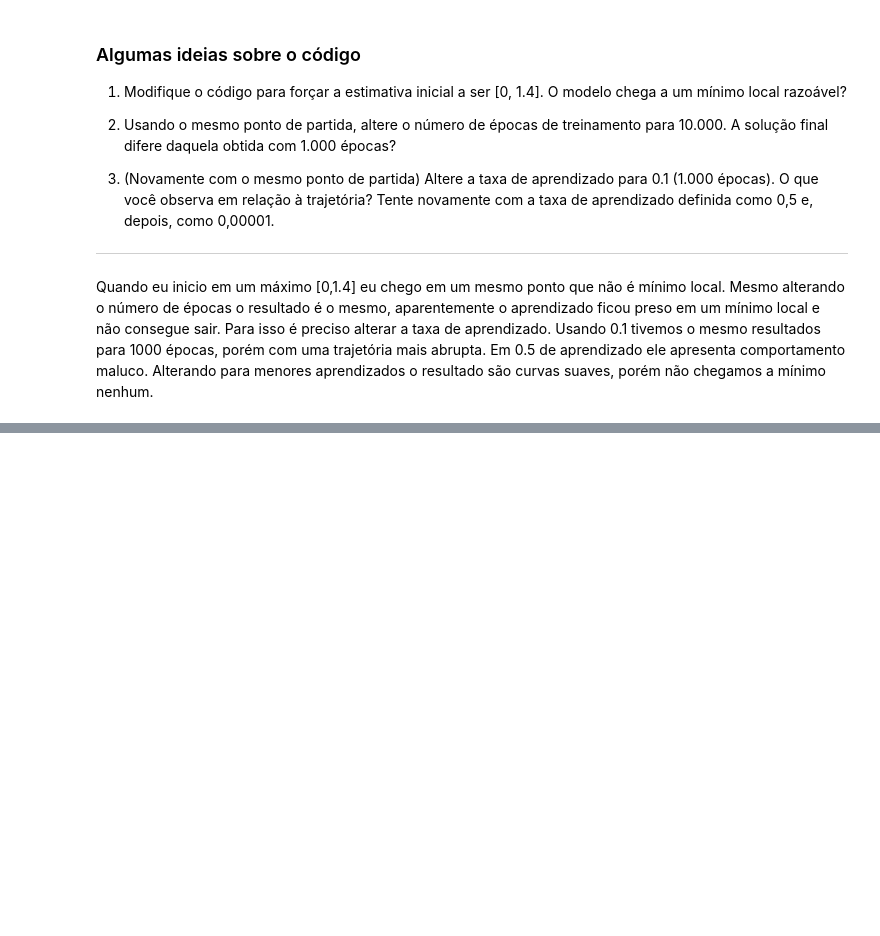
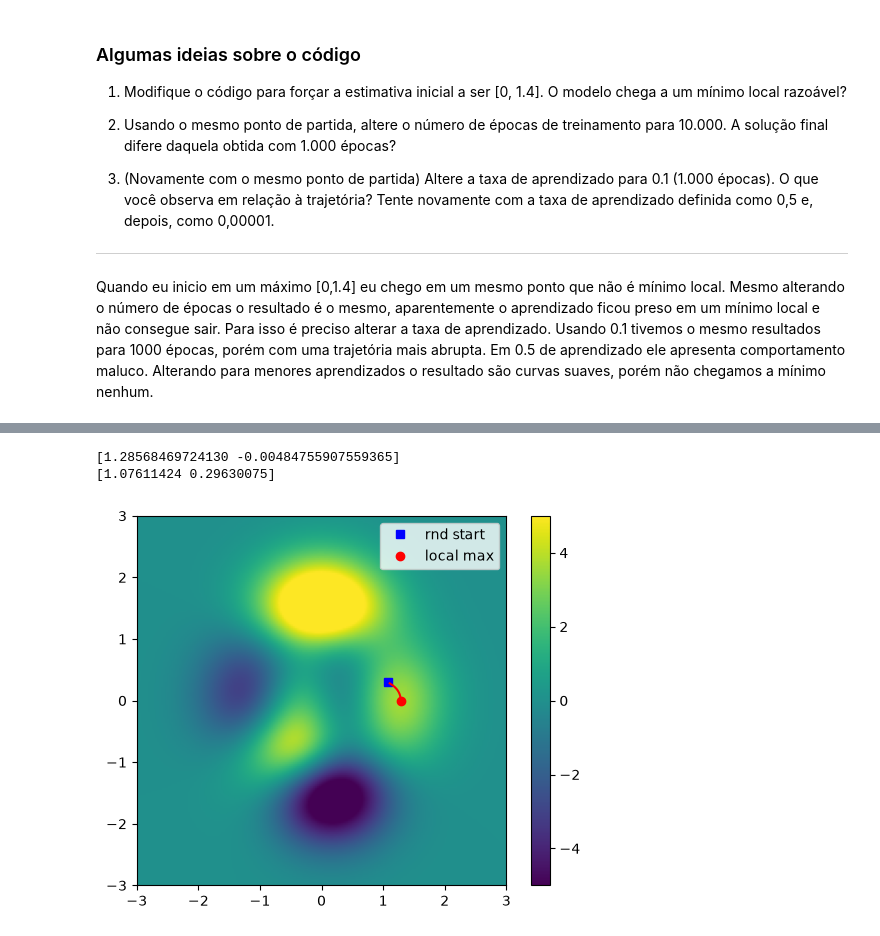
Before and after one commit to ISO158/udemy-deep-learning-cohen, a Jupyter notebook: 02-gradient-descent/02_gradient_numpy_pytorch.ipynb, the cells around one changed output, grey strips where cells are left out. Saved outputs shown, nothing was run; the diff lists cells and outputs as text; code cells hidden in the pictures; blank space fills up the shorter version.

Commit message:
aplicando a o gradiente ascendente para obter máximos locais e globais

```diff
--- a/02-gradient-descent/02_gradient_numpy_pytorch.ipynb
+++ b/02-gradient-descent/02_gradient_numpy_pytorch.ipynb
@@ -110,0 +117,41 @@ Quando eu inicio em um máximo [0,1.4] eu chego em um mesmo ponto que não é m
+# %%
+# random starting point (uniform between -2 and +2)
+
+localmax = np.random.rand(2)*4 - 2
+startpnt = localmax[:] # make a copy
+
+# learning parameters
+learning_rate = 0.01
+training_epochs = 1000
+
+# run through training
+trajectory = np.zeros((training_epochs,2)) # defino minha matriz nula que vou popular com dados de x,y
+
+for i in range(training_epochs):
+    grad = np.array([df_x(localmax[0],localmax[1]).evalf(),
+                     df_y(localmax[0],localmax[1]).evalf()
+                     ])
+    # adiciono essa análise para saber o sentido da f(x,y)
+    if (peaks(*localmax) - peaks(*startpnt)) < 0:
+        localmax = localmax - learning_rate*grad
+        trajectory[i,:] = localmax
+    else:
+        localmax = localmax + learning_rate*grad
+        trajectory[i,:] = localmax
+
+print(localmax)
+print(startpnt)
+# %% [output]
+[1.28568469724130 -0.00484755907559365]
+[1.07611424 0.29630075]
+# %%
+# let's have a look!
+plt.imshow(Z,extent=[x[0],x[-1],y[0],y[-1]],vmin=-5,vmax=5,origin='lower')
+plt.plot(startpnt[0],startpnt[1],'bs')
+plt.plot(localmax[0],localmax[1],'ro')
+plt.plot(trajectory[:,0],trajectory[:,1],'r')
+plt.legend(['rnd start','local max'])
+plt.colorbar()
+plt.show()
+# %% [output]
+[figure, added]
```
Also changed, not shown: parts of 1 cell of this notebook.
